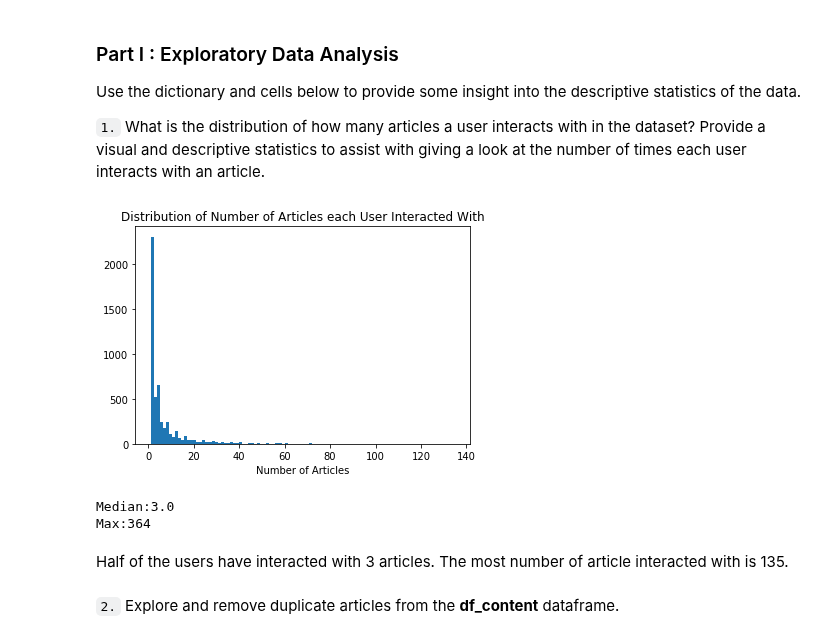
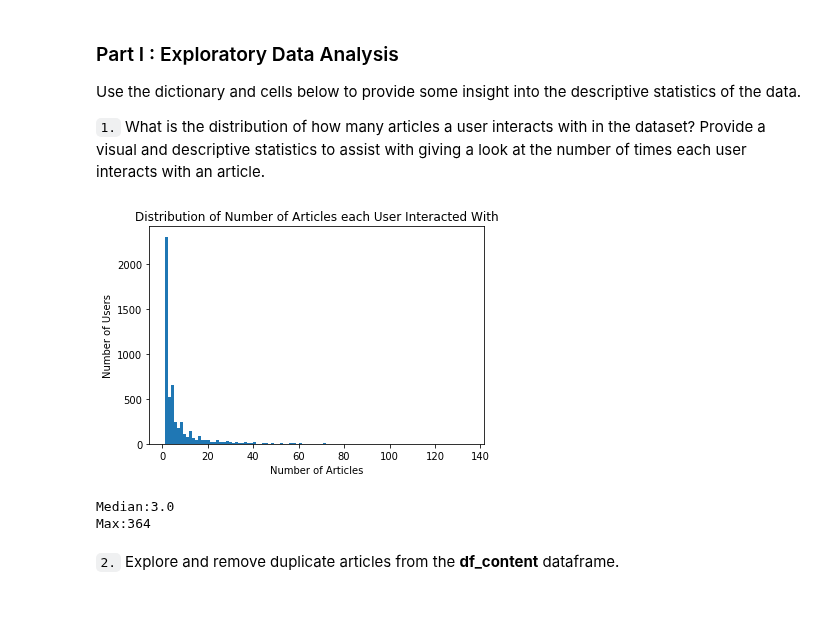
Before and after one commit to noemistatcat/Recommendations_with_IBM, a Jupyter notebook: Recommendations_with_IBM.ipynb, the cells around one changed output. Drawn from its saved outputs; the diff is of its cells as text; code cells hidden in the pictures; blank space fills up the shorter version.

```diff
--- a/Recommendations_with_IBM.ipynb
+++ b/Recommendations_with_IBM.ipynb
@@ -57,13 +55,14 @@ user_article = df[pd.notnull(df['email'])][['email','article_id']].drop_duplicat
 # %%
 # Plot the histogram of user-article interaction
 user_article['article_id'].hist(bins=100)
 
 plt.title('Distribution of Number of Articles each User Interacted With')
 plt.xlabel('Number of Articles')
+plt.ylabel('Number of Users')
 plt.grid(False)
 plt.show()
 # %% [output]
-[figure, old version]
+[figure, new version]
 # %%
 # Fill in the median and maximum number of user_article interactions below
 median_val = df.email.value_counts().median()  # 50% of individuals interact with ____ number of articles or fewer.
@@ -74,8 +73,6 @@ print('Max:' + str(max_views_by_user))
 # %% [output]
 Median:3.0
 Max:364
-# %% [markdown]
-Half of the users have interacted with 3 articles. The most number of article interacted with is 135.
 # %% [markdown]
 `2.` Explore and remove duplicate articles from the **df_content** dataframe.
 # %%
```
Also changed, not shown: parts of 27 cells of this notebook, 9 other files.
